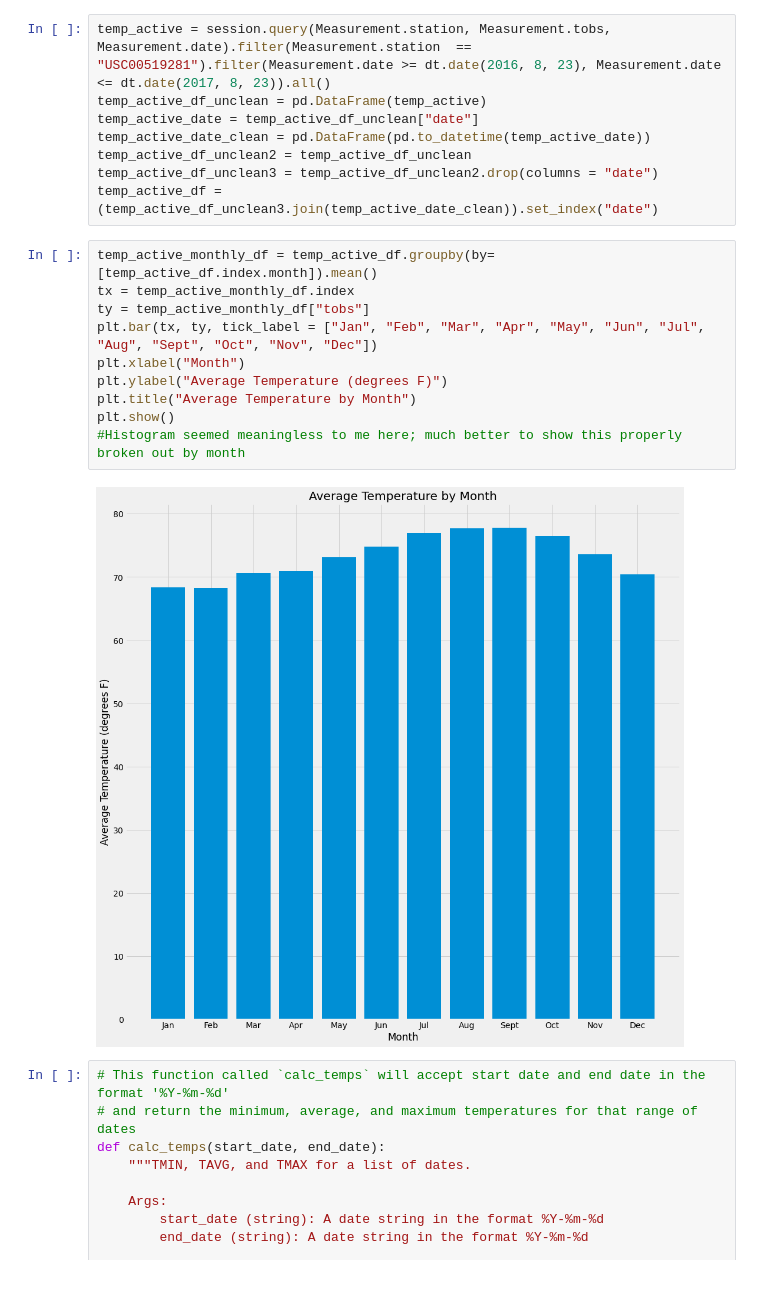
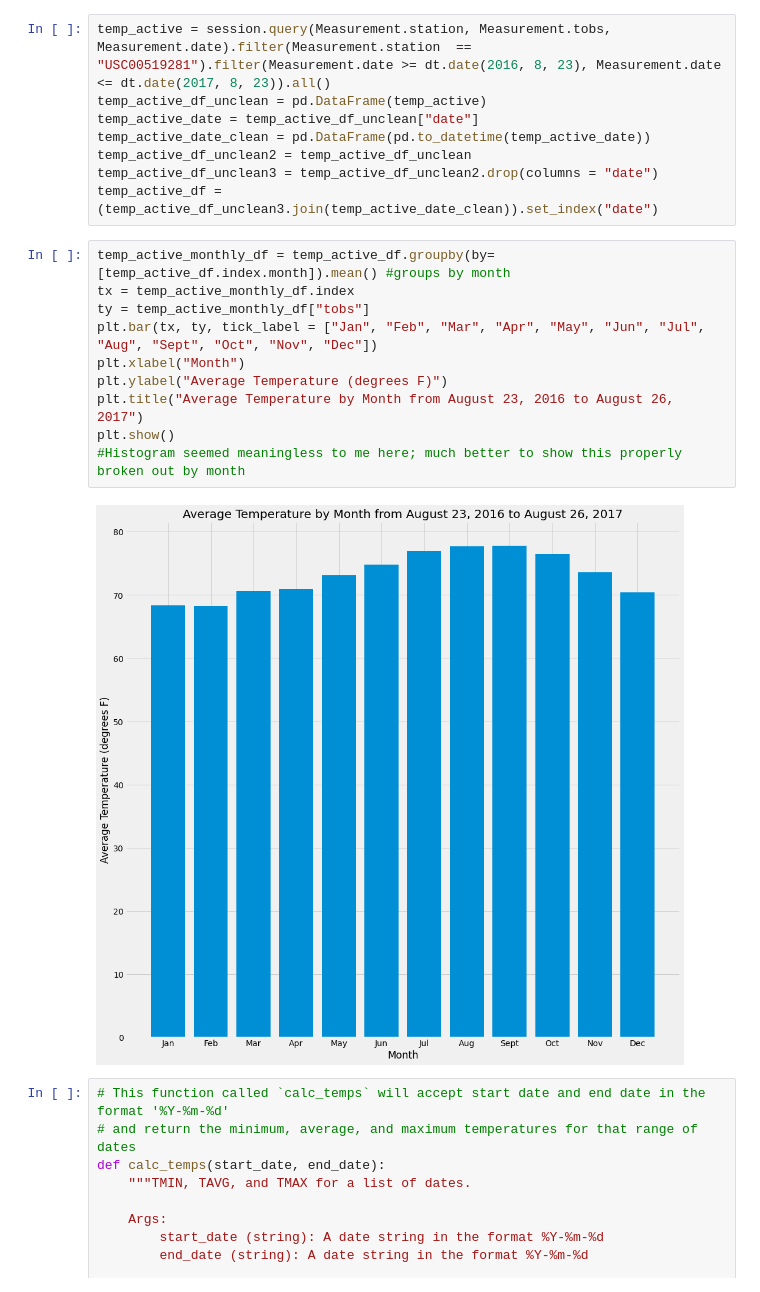
Before and after one commit to cswanson618/sqlalchemy-challenge, a Jupyter notebook: climate_swanson.ipynb, the cells around one changed output. Saved outputs shown, nothing was run; the diff lists cells and outputs as text.

```diff
--- a/climate_swanson.ipynb
+++ b/climate_swanson.ipynb
@@ -137,17 +137,17 @@ temp_active_df_unclean2 = temp_active_df_unclean
 temp_active_df_unclean3 = temp_active_df_unclean2.drop(columns = "date")
 temp_active_df = (temp_active_df_unclean3.join(temp_active_date_clean)).set_index("date")
 # %%
-temp_active_monthly_df = temp_active_df.groupby(by=[temp_active_df.index.month]).mean()
+temp_active_monthly_df = temp_active_df.groupby(by=[temp_active_df.index.month]).mean() #groups by month
 tx = temp_active_monthly_df.index
 ty = temp_active_monthly_df["tobs"]
 plt.bar(tx, ty, tick_label = ["Jan", "Feb", "Mar", "Apr", "May", "Jun", "Jul", "Aug", "Sept", "Oct", "Nov", "Dec"])
 plt.xlabel("Month")
 plt.ylabel("Average Temperature (degrees F)")
-plt.title("Average Temperature by Month")
+plt.title("Average Temperature by Month from August 23, 2016 to August 26, 2017")
 plt.show()
 #Histogram seemed meaningless to me here; much better to show this properly broken out by month
 # %% [output]
-[figure, old version]
+[figure, new version]
 # %%
 # This function called `calc_temps` will accept start date and end date in the format '%Y-%m-%d'
 # and return the minimum, average, and maximum temperatures for that range of dates
```
